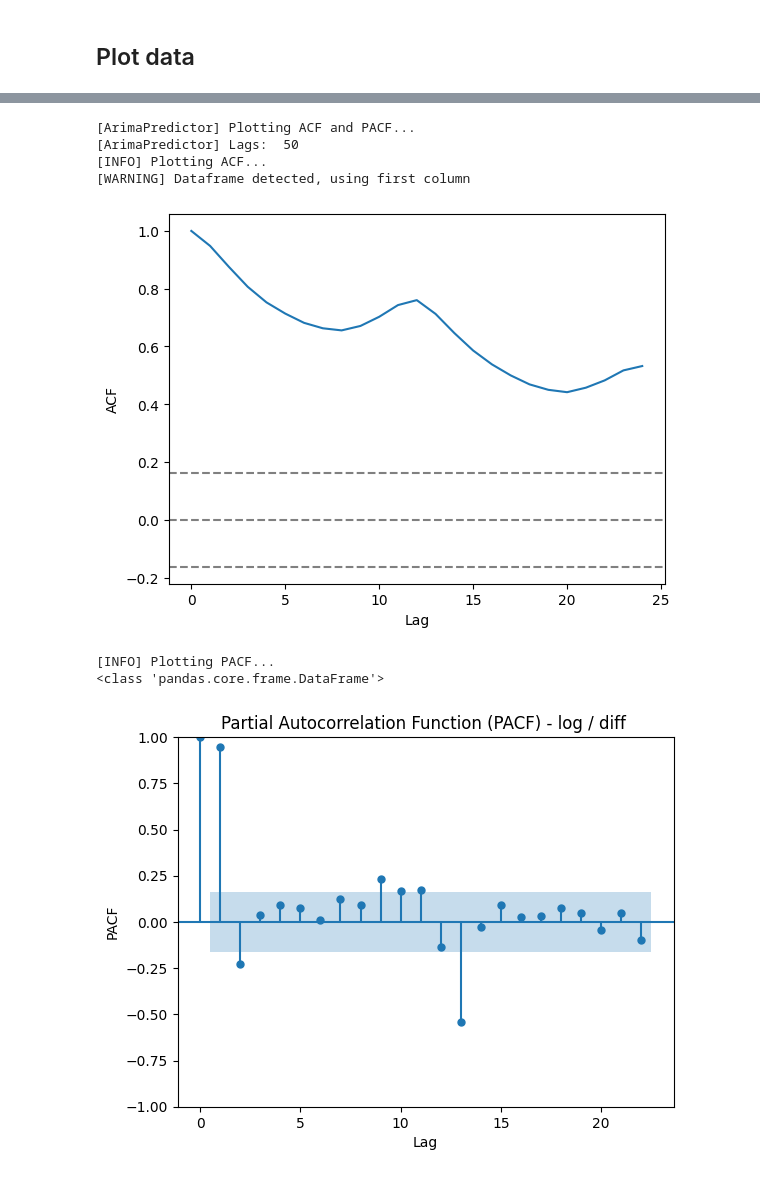
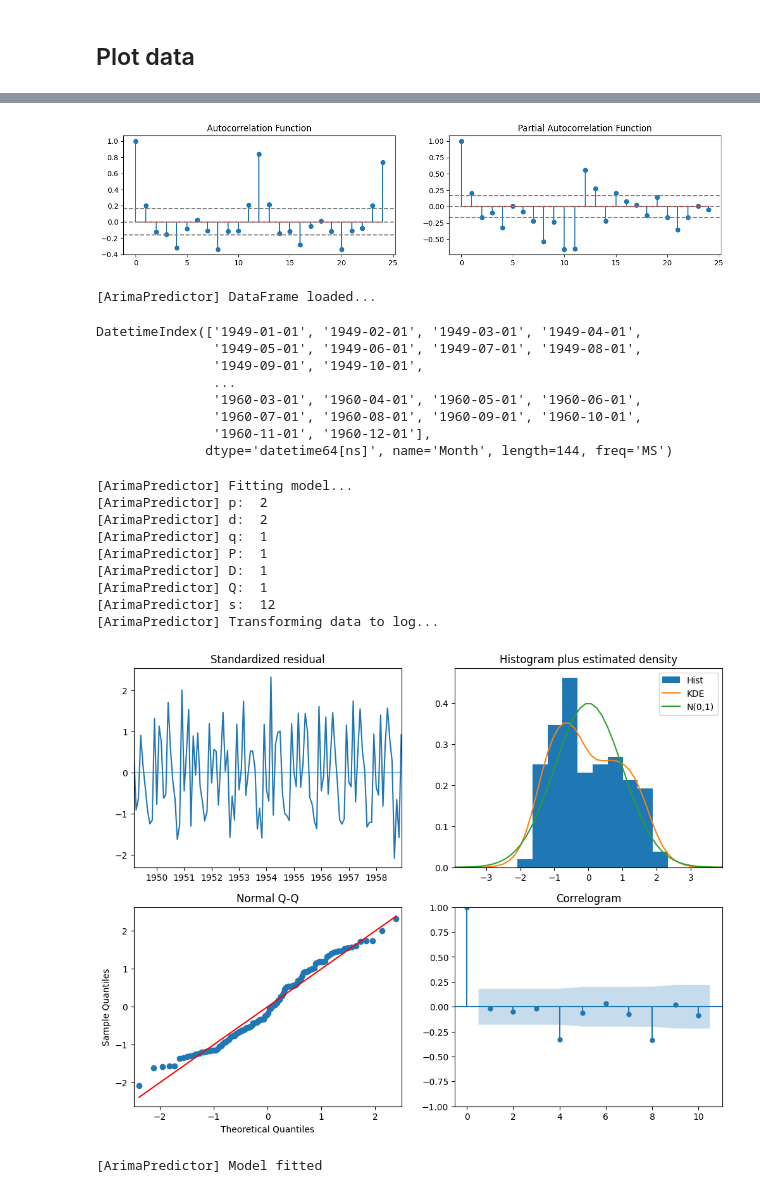
Before and after one commit to ManuLabricole/CDN-MachineLearning, a Jupyter notebook: ML6/BARRIOL_EMMANUEL_NB_2_LIBRARY_PERSO.ipynb, the cells around one changed output, grey strips where cells are left out. Saved outputs shown, nothing was run; the diff lists cells and outputs as text; code cells hidden in the pictures.

Commit message:
add plot after predict

```diff
--- a/ML6/BARRIOL_EMMANUEL_NB_2_LIBRARY_PERSO.ipynb
+++ b/ML6/BARRIOL_EMMANUEL_NB_2_LIBRARY_PERSO.ipynb
@@ -38,3 +38,5 @@ data_path = os.path.join(cwd, "data/AirPassengers.csv")
 df = pd.read_csv(data_path)
 df.set_index("Month", inplace=True)
 df = df.rename(columns={'#Passengers': 'Passengers'})
+df.index = pd.to_datetime(df.index).to_period('D').to_timestamp()
+df
@@ -149,11 +165,19 @@ EXPECTING --> a = 0 <-- for stationarity
 # %%
+predictor.data
 predictor.plot_ACF_PACF()
 # %% [output]
-[ArimaPredictor] Plotting ACF and PACF...
-[ArimaPredictor] Lags:  50
-[INFO] Plotting ACF...
-[WARNING] Dataframe detected, using first column
-[figure, old version]
+[figure, new version]
-[INFO] Plotting PACF...
-<class 'pandas.core.frame.DataFrame'>
-[figure, removed]
+# %%
+predictor.load_data(df)
+airline=df["Passengers"]
+df.index
+# %% [output]
+[ArimaPredictor] DataFrame loaded...
+DatetimeIndex(['1949-01-01', '1949-02-01', '1949-03-01', '1949-04-01',
+               '1949-05-01', '1949-06-01', '1949-07-01', '1949-08-01',
+               '1949-09-01', '1949-10-01',
+               ...
+               '1960-03-01', '1960-04-01', '1960-05-01', '1960-06-01',
+               '1960-07-01', '1960-08-01', '1960-09-01', '1960-10-01',
+               '1960-11-01', '1960-12-01'],
+              dtype='datetime64[ns]', name='Month', length=144, freq='MS')
@@ -159,0 +186,14 @@ predictor.plot_ACF_PACF()
+# %%
+predictor.fit(data=train, seasonal=False, plot=True, transform_log=True, p=2, d=2, q=1)
+# %% [output]
+[ArimaPredictor] Fitting model...
+[ArimaPredictor] p:  2
+[ArimaPredictor] d:  2
+[ArimaPredictor] q:  1
+[ArimaPredictor] P:  1
+[ArimaPredictor] D:  1
+[ArimaPredictor] Q:  1
+[ArimaPredictor] s:  12
+[ArimaPredictor] Transforming data to log...
+[figure, added]
+[ArimaPredictor] Model fitted
```
Also changed, not shown: parts of 6 cells of this notebook, 2 other files.
